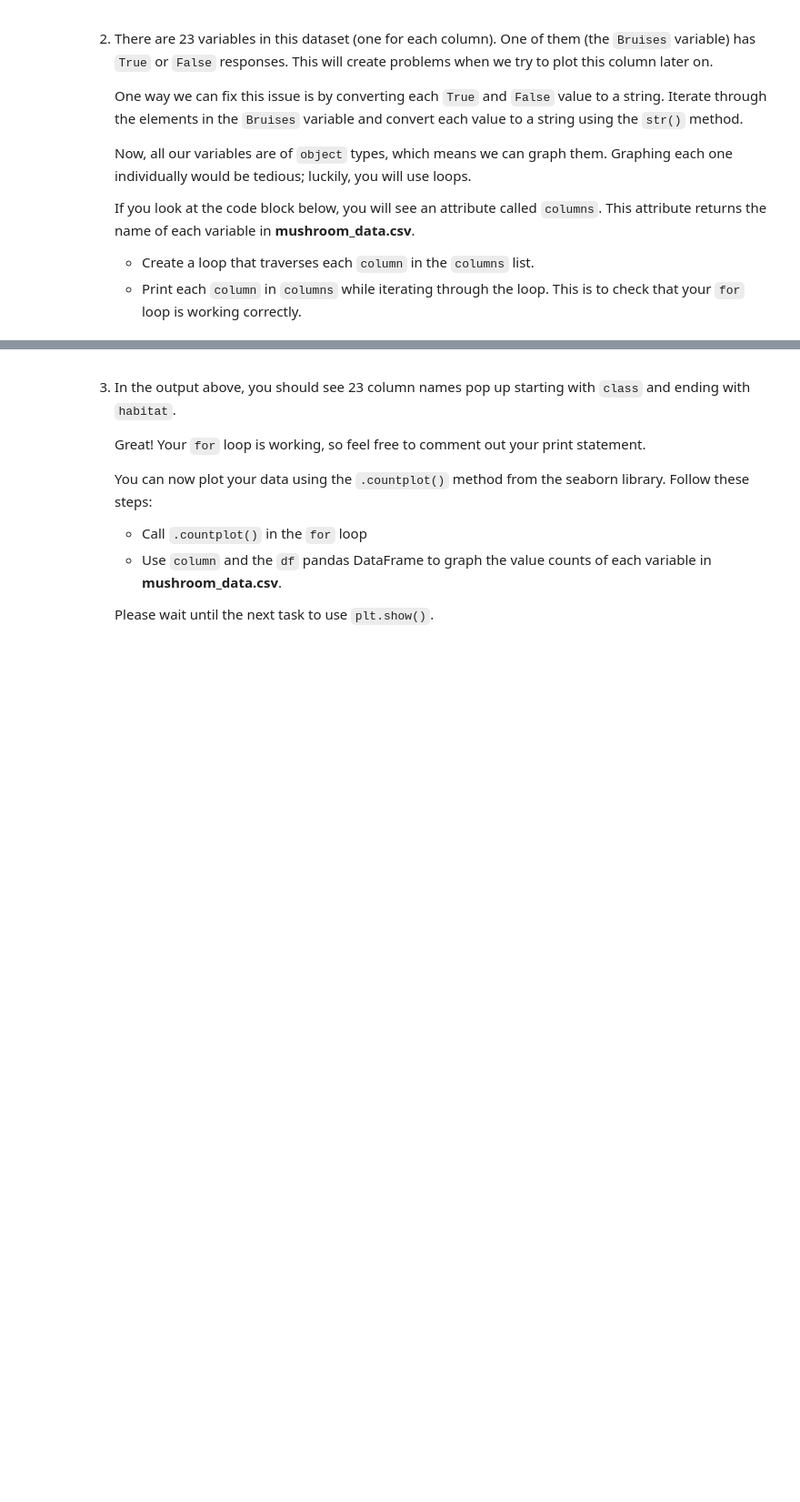
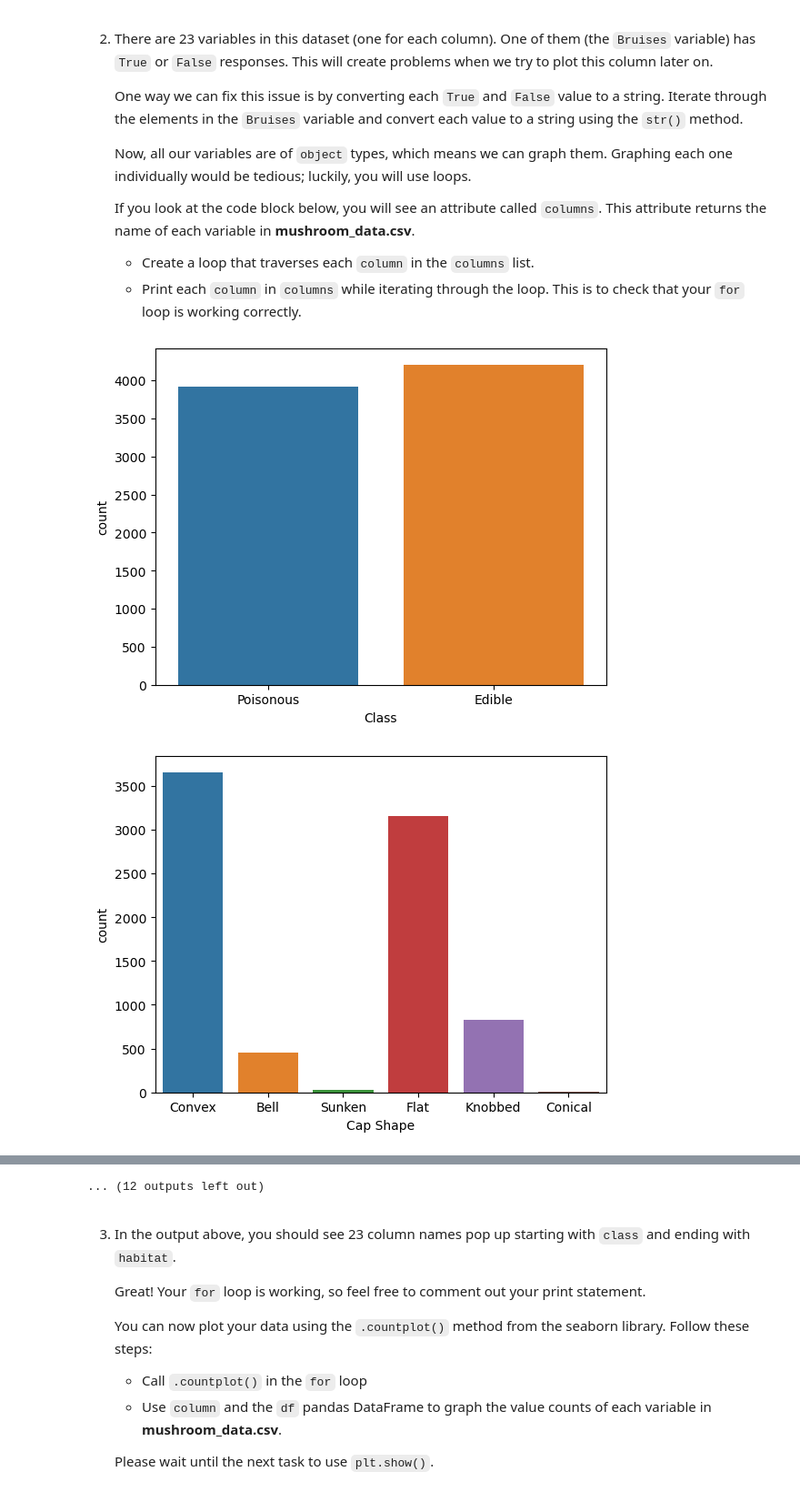
Before and after one commit to AI-Isaiah/CodeAcademy-Data_Scientist_Machine_Learning, a Jupyter notebook: Exploring mushrooms/Exploring Mushrooms.ipynb, the cells around one changed output, grey strips where cells are left out. Shown at 91% size. Cells and saved outputs as stored; diff of their text form; code cells hidden in the pictures; blank space fills up the shorter version.

Commit message:
24th of Nov - First visualization portfolio project

```diff
--- a/Exploring mushrooms/Exploring Mushrooms.ipynb
+++ b/Exploring mushrooms/Exploring Mushrooms.ipynb
@@ -60,4 +60,21 @@ print(df.head())
    - Print each `column` in `columns` while iterating through the loop. This is to check that your `for` loop is working correctly.
 # %%
 # list of all column headers
-columns = df.columns.tolist()
+for bruise in df.Bruises:
+    bruise = str(bruise)
+    #print(type(bruise))
+"""for index in range(0,len(df['Bruises'])):
+    df['Bruises'][index] = str(df['Bruises'][index])"""
+
+#print(df.Bruises.dtype)
+#print(df.head())
+
+#columns = df.columns.tolist()
+for column in df.columns:
+    #print(column)
+    sns.countplot(x = column, data = df)
+    plt.show()
+    plt.clf()
+# %% [output]
+[figure, added]
+[figure, added]
@@ -64,3 +91,4 @@ columns = df.columns.tolist()
+... (12 outputs left out)
 # %% [markdown]
 3. In the output above, you should see 23 column names pop up starting with `class` and ending with `habitat`.
 
```
Also changed, not shown: parts of 2 cells of this notebook, 2 other files.
